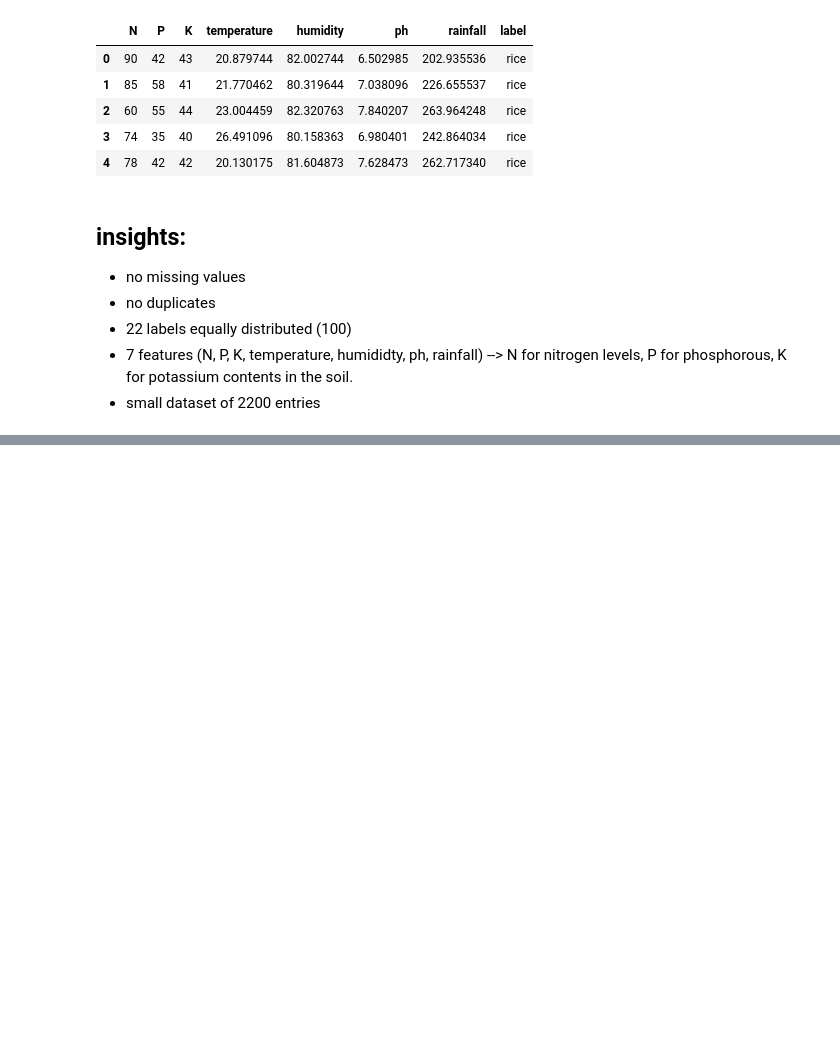
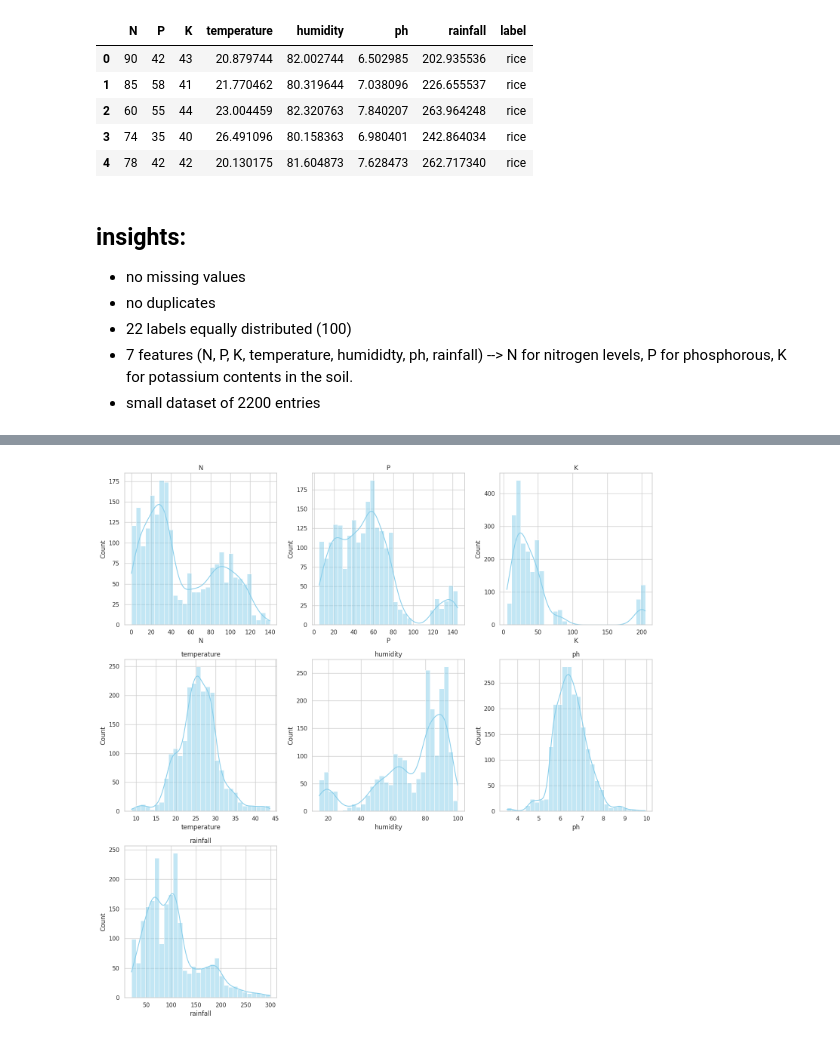
Before and after one commit to kamijoseph/Crops-Recomendation-System, a Jupyter notebook: notebook/crops_recomendation.ipynb, the cells around one changed output, grey strips where cells are left out. Drawn from its saved outputs; the diff is of its cells as text; code cells hidden in the pictures; blank space fills up the shorter version.

Commit message:
exploratory data analysis

```diff
--- a/notebook/crops_recomendation.ipynb
+++ b/notebook/crops_recomendation.ipynb
@@ -153,0 +183,26 @@ data.head()
+# %%
+features = data.columns[:-1]
+n_features = len(features)
+rows = math.ceil(n_features / 3)
+
+fig, axs = plt.subplots(rows, 3, figsize=(15, 5*rows))
+axs = axs.flatten()
+
+for i, feature in enumerate(features):
+    sns.histplot(
+        data[feature],
+        ax=axs[i],
+        kde=True,
+        bins=30,
+        color="skyblue"
+    )
+    axs[i].set_title(feature)
+
+# hide unused subplots
+for j in range(i+1, len(axs)):
+    fig.delaxes(axs[j])
+
+plt.tight_layout()
+plt.show()
+# %% [output]
+[figure, added]
```
Also changed, not shown: parts of 7 cells of this notebook.
